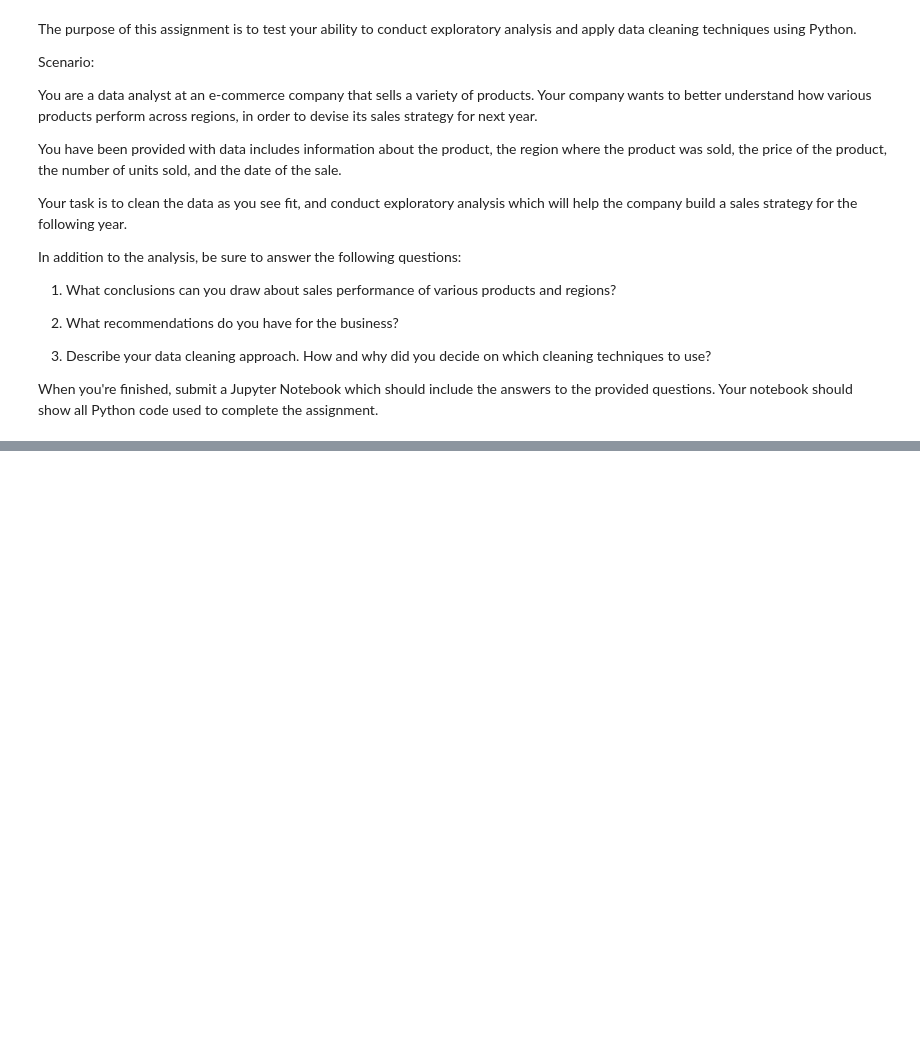
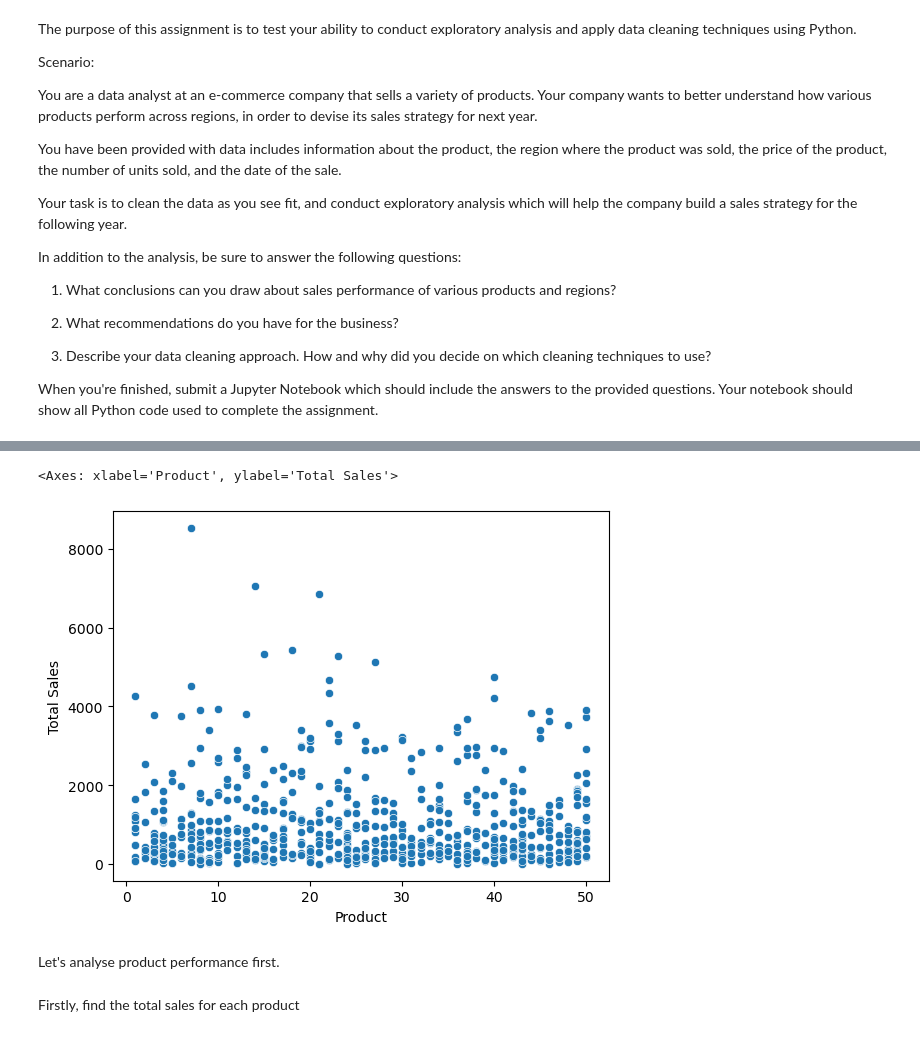
Before and after one commit to yaosheng27/schulich_data_science, a Jupyter notebook: 6110 as1.ipynb, the cells around one changed output, grey strips where cells are left out. Saved outputs shown, nothing was run; the diff lists cells and outputs as text; code cells hidden in the pictures; blank space fills up the shorter version.

```diff
--- a/6110 as1.ipynb
+++ b/6110 as1.ipynb
@@ -46,0 +172,11 @@ df
+# %%
+df.drop(df[df['Total Sales']>15000].index, axis=0, inplace=True)
+# %%
+sns.scatterplot(data = df, x = 'Product', y = 'Total Sales')
+# %% [output]
+<Axes: xlabel='Product', ylabel='Total Sales'>
+[figure, added]
+# %% [markdown]
+Let's analyse product performance first.
+# %% [markdown]
+Firstly, find the total sales for each product
```
Also changed, not shown: parts of 29 cells of this notebook.
